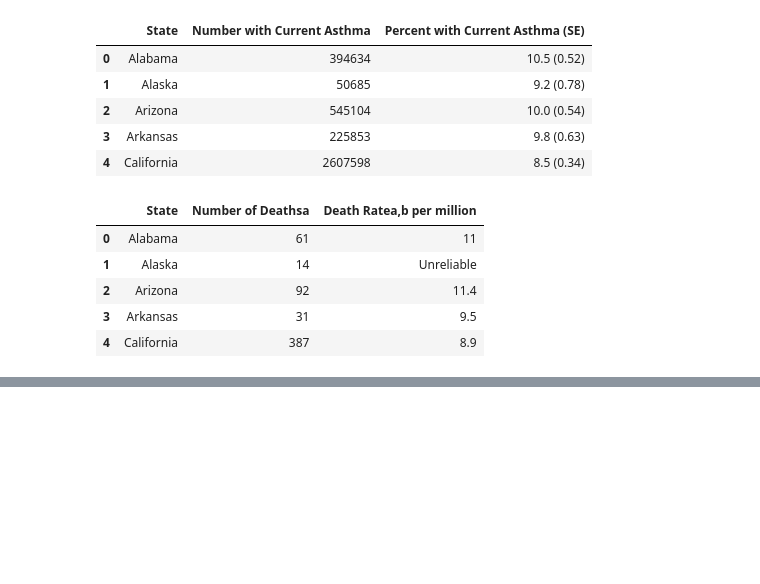
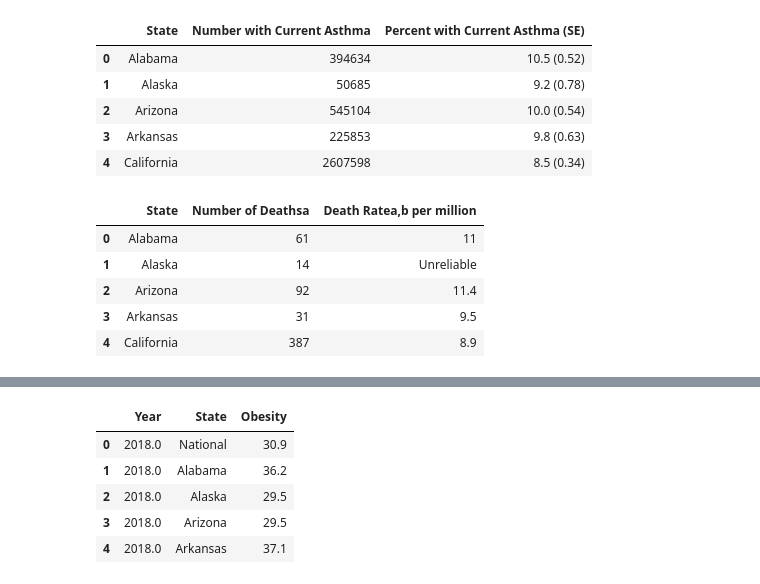
Before and after one commit to oojo12/FAT, a Jupyter notebook: Read Medical Datafiles.ipynb, the cells around one changed output, grey strips where cells are left out. Cells and saved outputs as stored; diff of their text form; code cells hidden in the pictures; blank space fills up the shorter version.

```diff
--- a/Read Medical Datafiles.ipynb
+++ b/Read Medical Datafiles.ipynb
@@ -238,0 +220,9 @@ crd_df.append([2018.0,'DC','-', '-'], [2018.0, ''])
+# %%
+ob_df.head()
+# %% [output]
+|  | Year | State | Obesity |
+| 0 | 2018.0 | National | 30.9 |
+| 1 | 2018.0 | Alabama | 36.2 |
+| 2 | 2018.0 | Alaska | 29.5 |
+| 3 | 2018.0 | Arizona | 29.5 |
+| 4 | 2018.0 | Arkansas | 37.1 |
```
Also changed, not shown: parts of 45 cells of this notebook, 2 other files.
